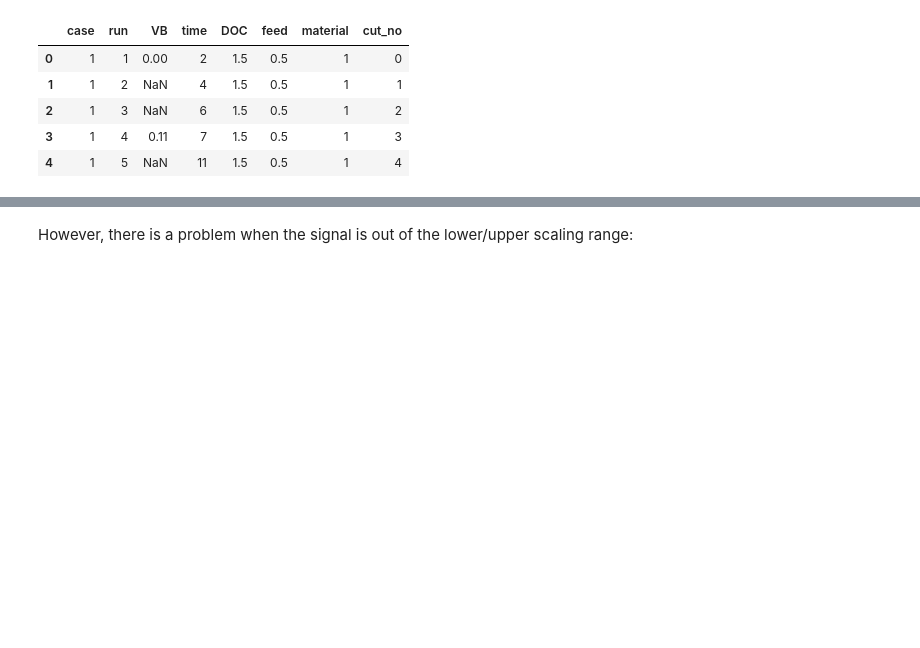
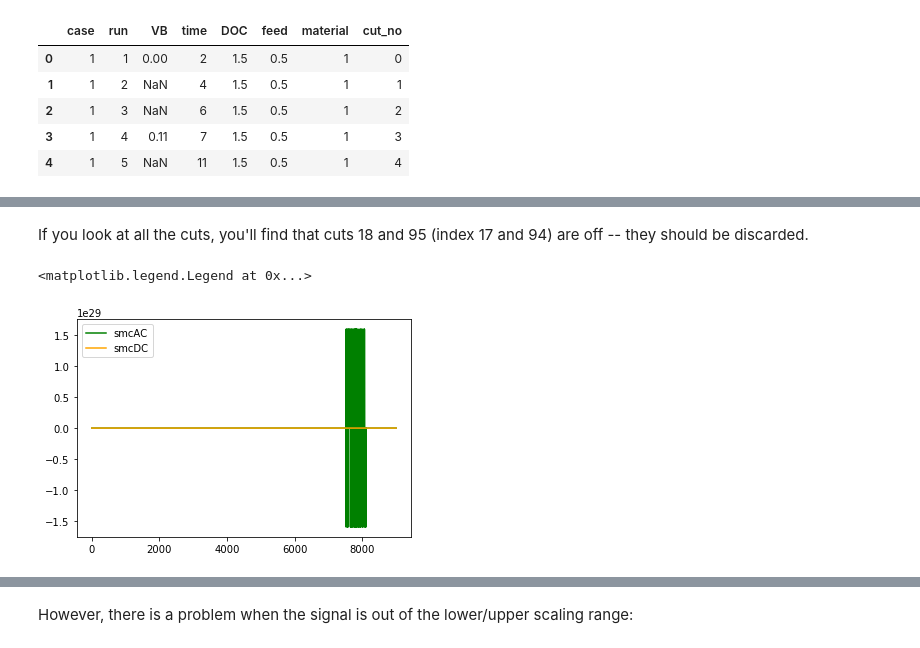
Before and after one commit to tvhahn/ml-tool-wear, a Jupyter notebook: 1.0-data-pipeline.ipynb, the cells around one changed output, grey strips where cells are left out. Drawn from its saved outputs; the diff is of its cells as text; code cells hidden in the pictures; blank space fills up the shorter version.

```diff
--- a/1.0-data-pipeline.ipynb
+++ b/1.0-data-pipeline.ipynb
@@ -66,0 +120,12 @@ df_labels.head()
+# %% [markdown]
+If you look at all the cuts, you'll find that cuts 18 and 95 (index 17 and 94) are off -- they should be discarded.
+# %%
+fig, ax = plt.subplots()
+
+ax.plot(data[0,17]['smcAC'],'g-',label='smcAC')
+ax.plot(data[0,17]['smcDC'],color='orange',label='smcDC')
+
+plt.legend()
+# %% [output]
+<matplotlib.legend.Legend at 0x...>
+[figure, added]
```
Also changed, not shown: parts of 20 cells of this notebook, 2 other files.
